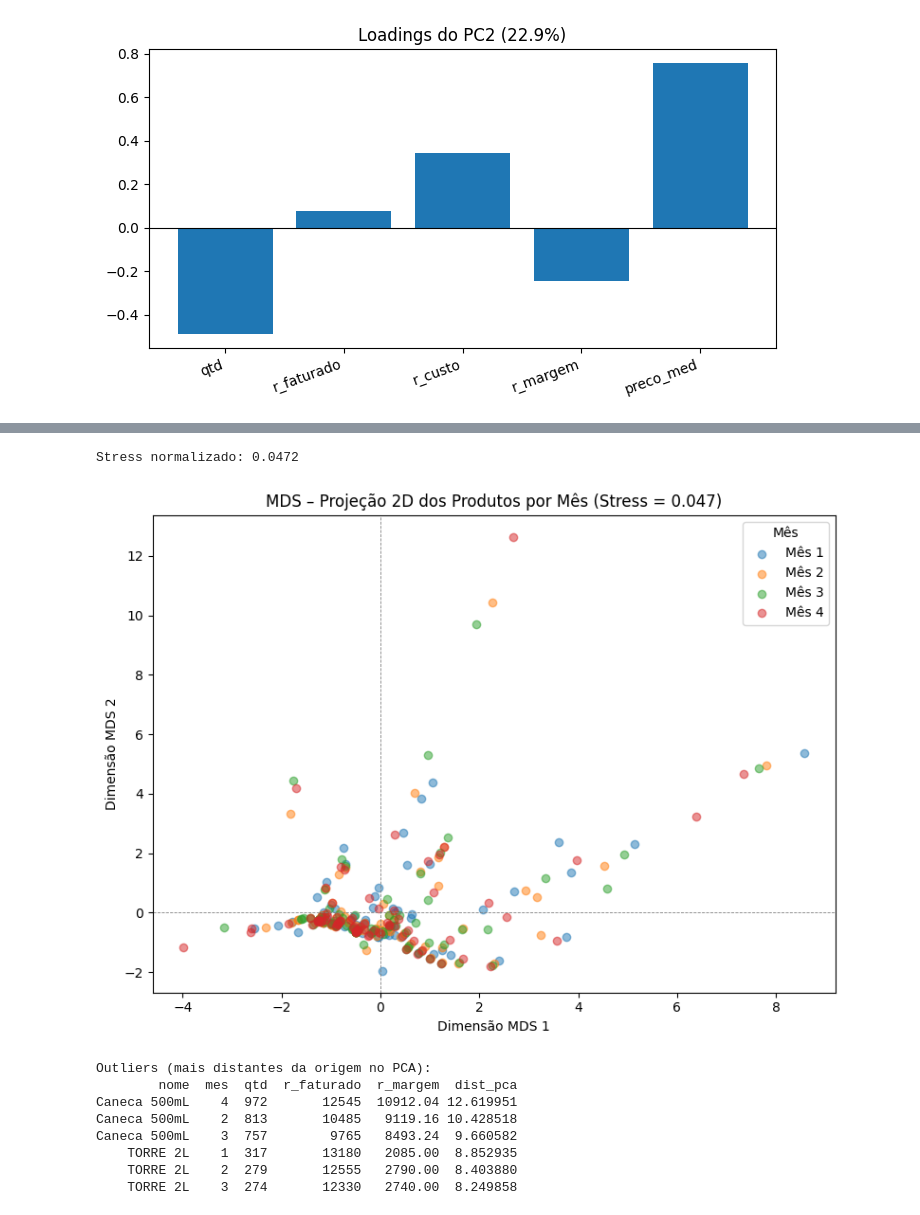
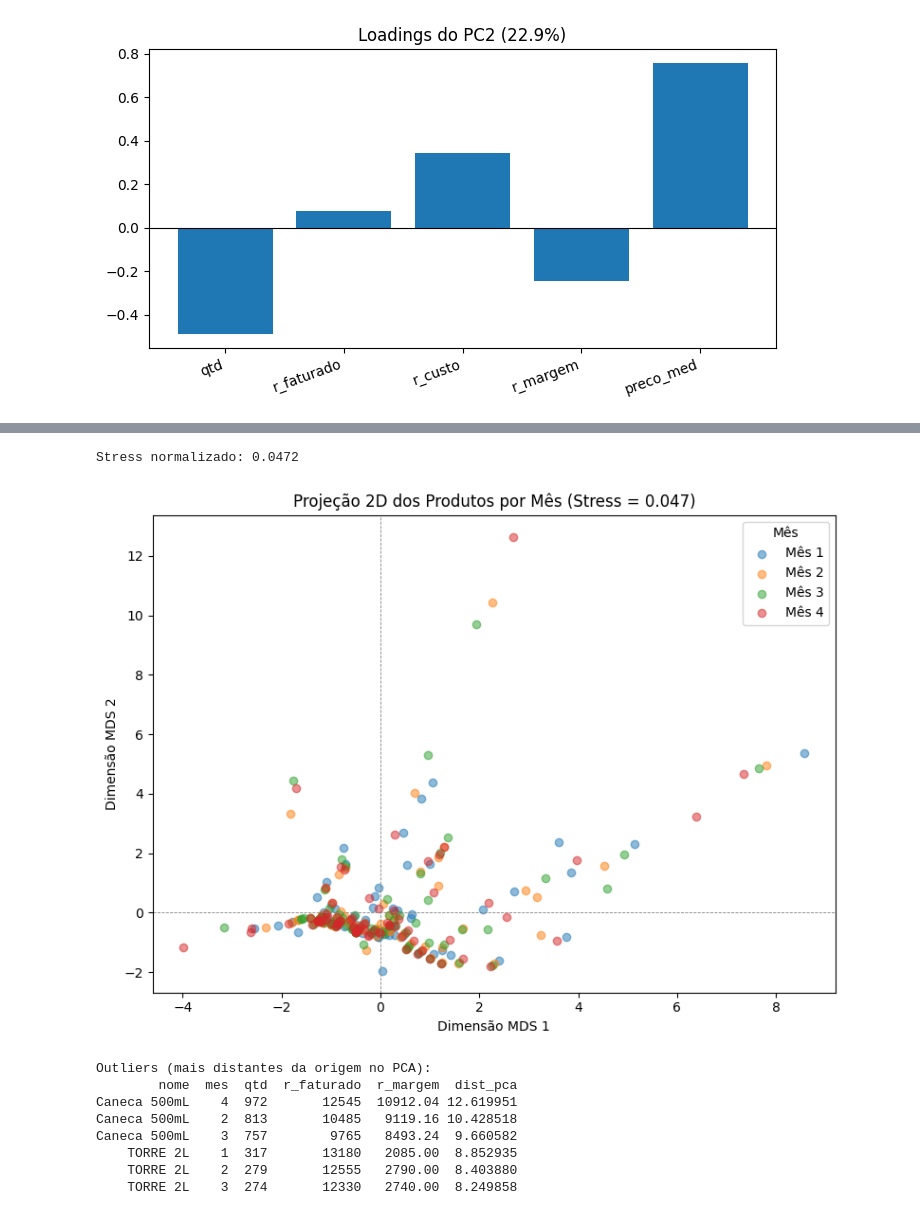
Before and after one commit to flavia-segadilha/atividade-pca-mds, a Jupyter notebook: atividadeCCD.ipynb, the cells around one changed output, grey strips where cells are left out. Saved outputs shown, nothing was run; the diff lists cells and outputs as text; code cells hidden in the pictures.

```diff
--- a/atividadeCCD.ipynb
+++ b/atividadeCCD.ipynb
@@ -250,27 +250,27 @@ plt.show()
 # %%
 D = pairwise_distances(X_std, metric='euclidean')
 
 mds = MDS(n_components=2, dissimilarity='precomputed', random_state=42, max_iter=1000)
 X_mds = mds.fit_transform(D)
 
 stress_norm = np.sqrt(mds.stress_ / np.sum(D ** 2))
 print(f"Stress normalizado: {stress_norm:.4f}")
 
 plt.figure(figsize=(8, 6))
 for mes in sorted(df['mes'].unique()):
     mask = df['mes'] == mes
     plt.scatter(X_mds[mask, 0], X_mds[mask, 1], label=f'Mês {mes}', alpha=0.5)
 plt.axhline(0, color='gray', linewidth=0.6, linestyle='--')
 plt.axvline(0, color='gray', linewidth=0.6, linestyle='--')
 plt.xlabel('Dimensão MDS 1')
 plt.ylabel('Dimensão MDS 2')
-plt.title(f'MDS – Projeção 2D dos Produtos por Mês (Stress = {stress_norm:.3f})')
+plt.title(f'Projeção 2D dos Produtos por Mês (Stress = {stress_norm:.3f})')
 plt.legend(title='Mês')
 plt.tight_layout()
 plt.show()
 # %% [output]
 Stress normalizado: 0.0472
-[figure, old version]
+[figure, new version]
 # %%
 df['dist_pca'] = np.sqrt(X_pca[:, 0]**2 + X_pca[:, 1]**2)
 top = df.nlargest(6, 'dist_pca')
```
Also changed, not shown: parts of 1 cell of this notebook.
